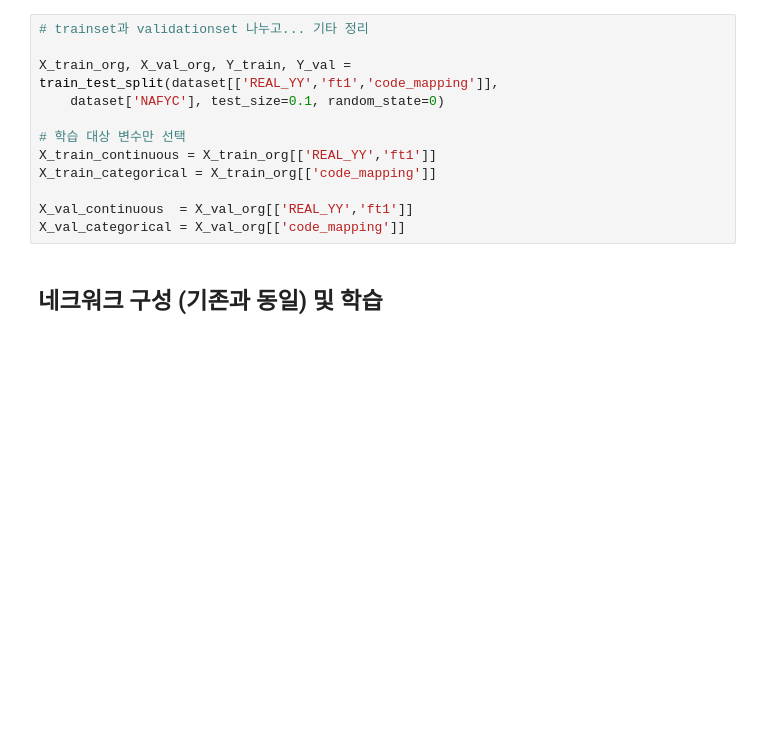
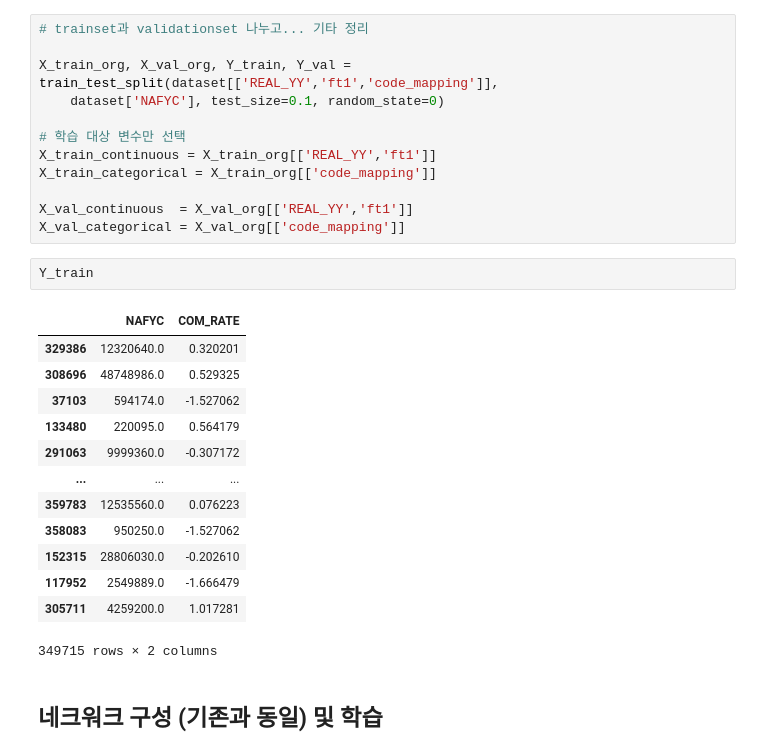
Before and after one commit to dolmani38/non-linear-regression, a Jupyter notebook: Regession_test_0813.ipynb, the cells around one changed output. Saved outputs shown, nothing was run; the diff lists cells and outputs as text; blank space fills up the shorter version.

```diff
--- a/Regession_test_0813.ipynb
+++ b/Regession_test_0813.ipynb
@@ -551,6 +551,22 @@ X_train_categorical = X_train_org[['code_mapping']]
 
 X_val_continuous  = X_val_org[['REAL_YY','ft1']]
 X_val_categorical = X_val_org[['code_mapping']]
+# %%
+Y_train
+# %% [output]
+|  | NAFYC | COM_RATE |
+| 329386 | 12320640.0 | 0.320201 |
+| 308696 | 48748986.0 | 0.529325 |
+| 37103 | 594174.0 | -1.527062 |
+| 133480 | 220095.0 | 0.564179 |
+| 291063 | 9999360.0 | -0.307172 |
+| ... | ... | ... |
+| 359783 | 12535560.0 | 0.076223 |
+| 358083 | 950250.0 | -1.527062 |
+| 152315 | 28806030.0 | -0.202610 |
+| 117952 | 2549889.0 | -1.666479 |
+| 305711 | 4259200.0 | 1.017281 |
+349715 rows × 2 columns
 # %% [markdown]
 ## 네크워크 구성 (기존과 동일) 및 학습
 # %%
```
Also changed, not shown: parts of 1 cell of this notebook.
